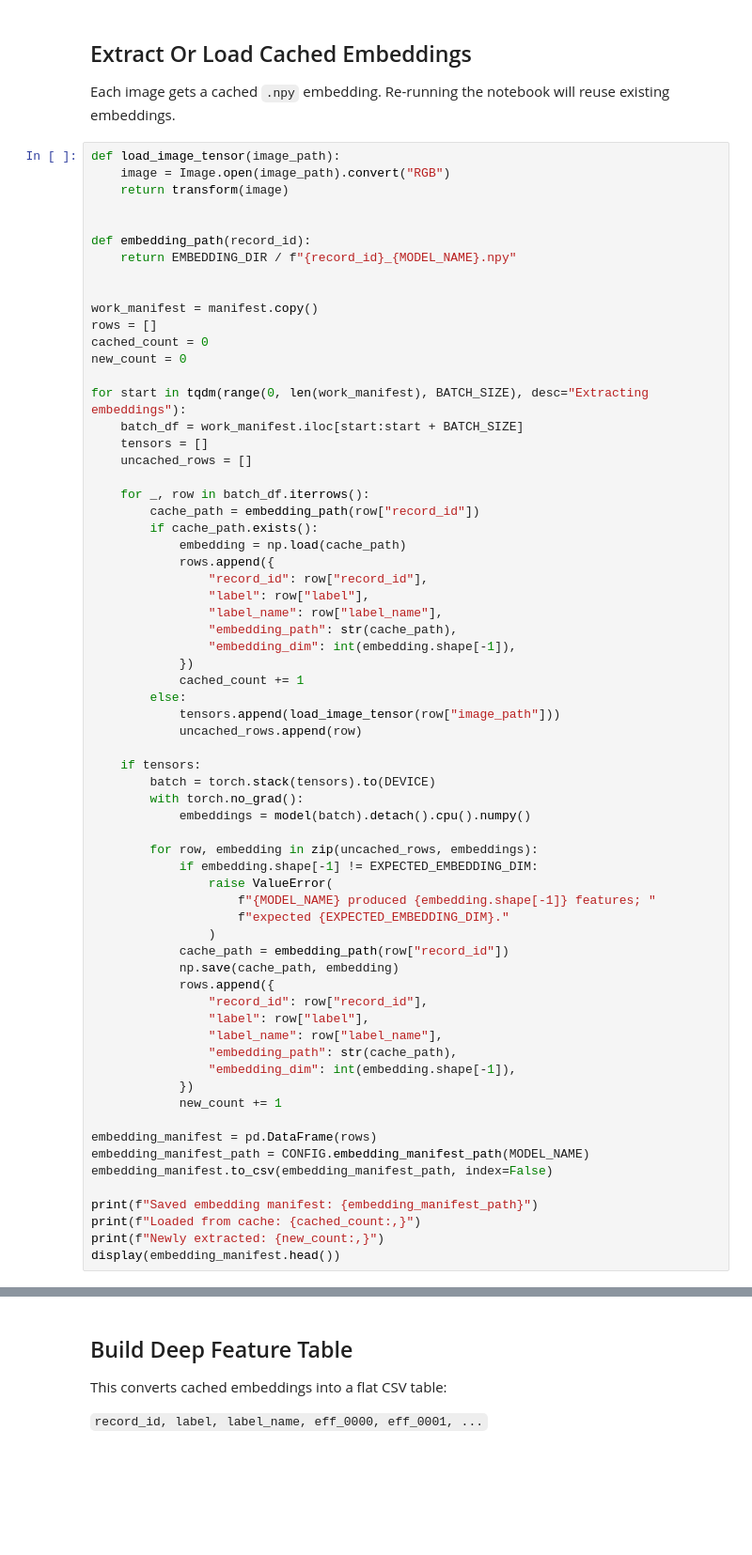
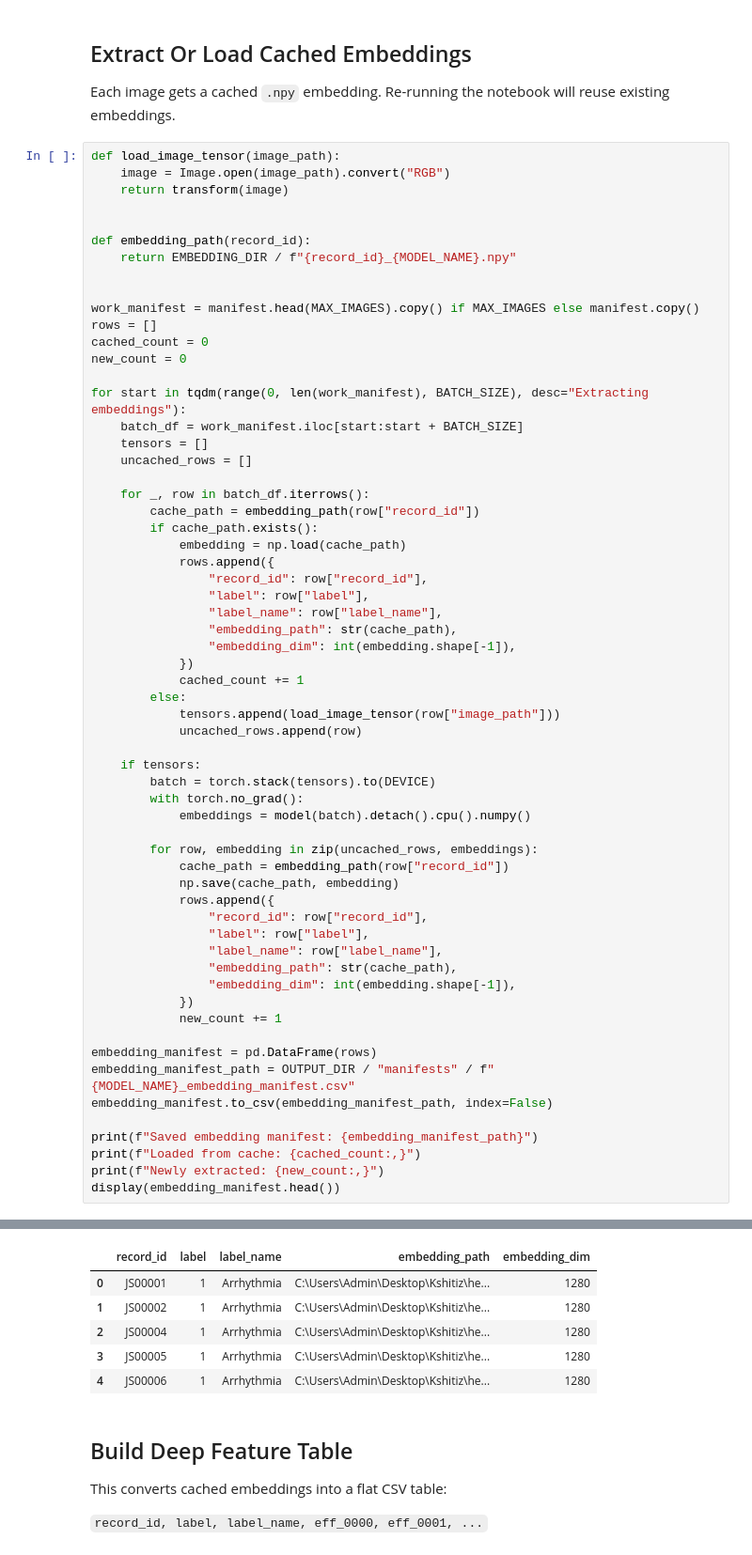
Before and after one commit to Kshitiz-Khandelwal/healthcare-code, a Jupyter notebook: notebooks/04_efficientnet_embeddings.ipynb, the cells around one changed output, grey strips where cells are left out. Shown at 94% size. Drawn from its saved outputs; the diff is of its cells as text; blank space fills up the shorter version.

```diff
--- a/notebooks/04_efficientnet_embeddings.ipynb
+++ b/notebooks/04_efficientnet_embeddings.ipynb
@@ -111,7 +127,7 @@ def embedding_path(record_id):
     return EMBEDDING_DIR / f"{record_id}_{MODEL_NAME}.npy"
 
 
-work_manifest = manifest.copy()
+work_manifest = manifest.head(MAX_IMAGES).copy() if MAX_IMAGES else manifest.copy()
 rows = []
 cached_count = 0
 new_count = 0
@@ -143,11 +159,6 @@ for start in tqdm(range(0, len(work_manifest), BATCH_SIZE), desc="Extracting emb
             embeddings = model(batch).detach().cpu().numpy()
 
         for row, embedding in zip(uncached_rows, embeddings):
-            if embedding.shape[-1] != EXPECTED_EMBEDDING_DIM:
-                raise ValueError(
-                    f"{MODEL_NAME} produced {embedding.shape[-1]} features; "
-                    f"expected {EXPECTED_EMBEDDING_DIM}."
-                )
             cache_path = embedding_path(row["record_id"])
             np.save(cache_path, embedding)
             rows.append({
@@ -160,10 +171,11 @@ for start in tqdm(range(0, len(work_manifest), BATCH_SIZE), desc="Extracting emb
             new_count += 1
 
 embedding_manifest = pd.DataFrame(rows)
-embedding_manifest_path = CONFIG.embedding_manifest_path(MODEL_NAME)
+embedding_manifest_path = OUTPUT_DIR / "manifests" / f"{MODEL_NAME}_embedding_manifest.csv"
 embedding_manifest.to_csv(embedding_manifest_path, index=False)
 
 print(f"Saved embedding manifest: {embedding_manifest_path}")
 print(f"Loaded from cache: {cached_count:,}")
 print(f"Newly extracted: {new_count:,}")
 display(embedding_manifest.head())
+# %% [output]
@@ -170,3 +185,9 @@ display(embedding_manifest.head())
+|  | record_id | label | label_name | embedding_path | embedding_dim |
+| 0 | JS00001 | 1 | Arrhythmia | C:\Users\Admin\Desktop\Kshitiz\he... | 1280 |
+| 1 | JS00002 | 1 | Arrhythmia | C:\Users\Admin\Desktop\Kshitiz\he... | 1280 |
+| 2 | JS00004 | 1 | Arrhythmia | C:\Users\Admin\Desktop\Kshitiz\he... | 1280 |
+| 3 | JS00005 | 1 | Arrhythmia | C:\Users\Admin\Desktop\Kshitiz\he... | 1280 |
+| 4 | JS00006 | 1 | Arrhythmia | C:\Users\Admin\Desktop\Kshitiz\he... | 1280 |
 # %% [markdown]
 ## Build Deep Feature Table
 
```
Also changed, not shown: parts of 7 cells of this notebook, 5 other files.
